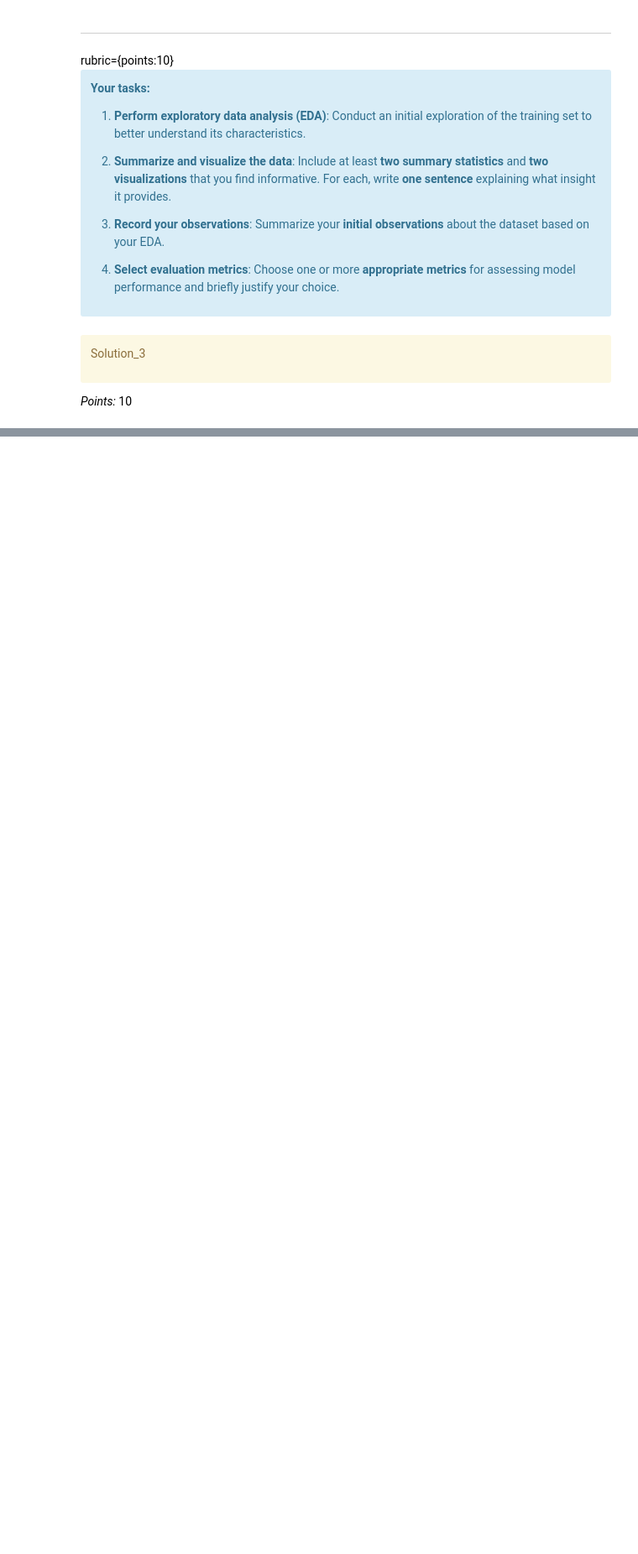
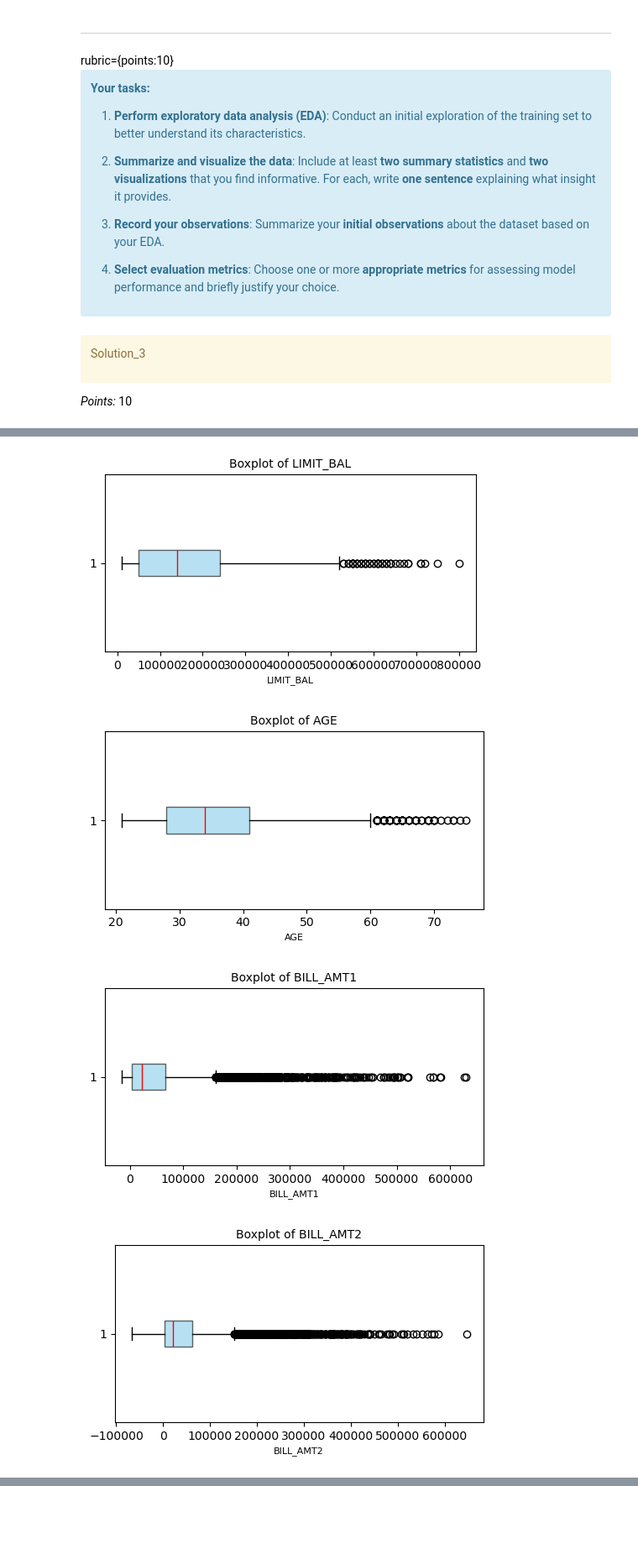
Before and after one commit to DavidHua04/CreditCardDefaultPost.github.io, a Jupyter notebook: hw5.ipynb, the cells around one changed output, grey strips where cells are left out. Shown at 84% size. Saved outputs shown, nothing was run; the diff lists cells and outputs as text; code cells hidden in the pictures; blank space fills up the shorter version.

```diff
--- a/hw5.ipynb
+++ b/hw5.ipynb
@@ -227,0 +350,16 @@ _Type your answer here, replacing this text._
+# %%
+categorical_features = [
+    "SEX",
+    "EDUCATION",
+    "MARRIAGE",
+    "default.payment.next.month",
+    "PAY_0",
+    "PAY_1",
+    "PAY_2",
+    "PAY_3",
+    "PAY_4",
+    "PAY_5",
+    "PAY_6",
+    ]
+
+numeric_features = [col for col in train_df.columns if ((not (col in categorical_features)) & (col != 'ID'))]
@@ -227,0 +393,18 @@ _Type your answer here, replacing this text._
+# %%
+# ChatGPT-5 helps me add these parameters to make the plot looks prettier
+for col in numeric_features:
+    plt.figure(figsize=(5, 3))
+    plt.boxplot(train_df[col], vert=False, patch_artist=True,
+                boxprops=dict(facecolor='skyblue', alpha=0.6),
+                medianprops=dict(color='red'),
+                whiskerprops=dict(color='black'),
+                capprops=dict(color='black'))
+    plt.title(f'Boxplot of {col}', fontsize=10)
+    plt.xlabel(col, fontsize=8)
+    plt.tight_layout()
+    plt.show()
+# %% [output]
+[figure, added]
+[figure, added]
+[figure, added]
+[figure, added]
```
Also changed, not shown: parts of 84 cells of this notebook.
